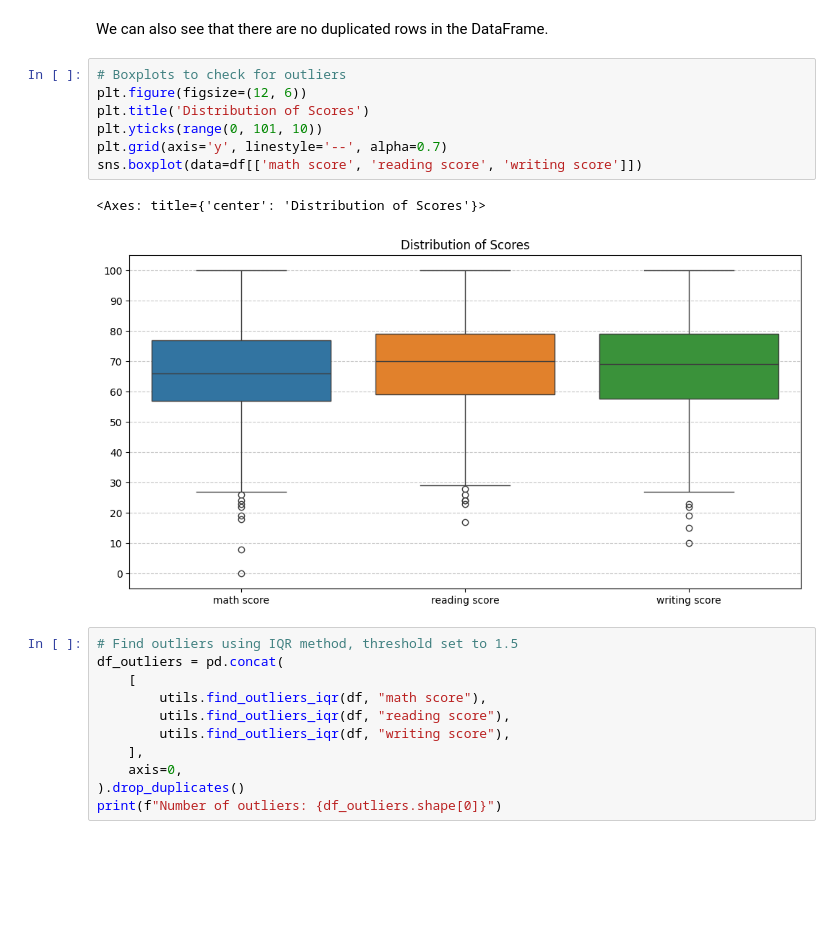
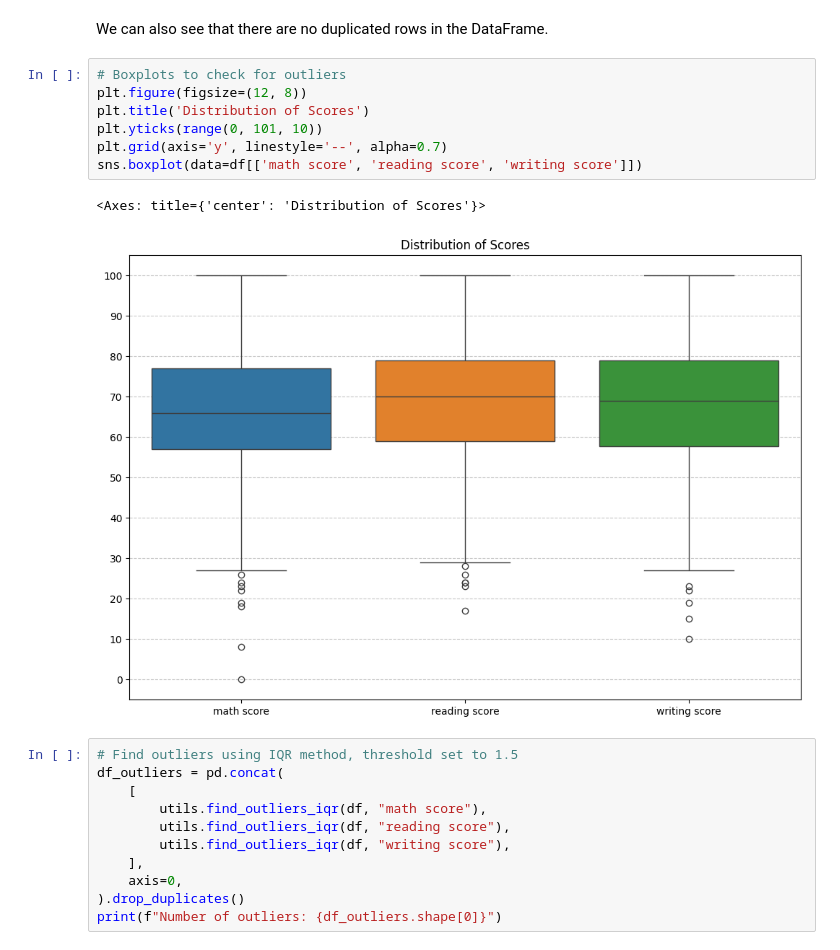
Before and after one commit to andreas-ols1/opti-ml-unibo, a Jupyter notebook: notebooks/test_scores.ipynb, the cells around one changed output. Cells and saved outputs as stored; diff of their text form; blank space fills up the shorter version.

Commit message:
Resized figures to (12,8)

```diff
--- a/notebooks/test_scores.ipynb
+++ b/notebooks/test_scores.ipynb
@@ -119,14 +119,14 @@ df.duplicated().sum()
 We can also see that there are no duplicated rows in the DataFrame.
 # %%
 # Boxplots to check for outliers
-plt.figure(figsize=(12, 6))
+plt.figure(figsize=(12, 8))
 plt.title('Distribution of Scores')
 plt.yticks(range(0, 101, 10))
 plt.grid(axis='y', linestyle='--', alpha=0.7)
 sns.boxplot(data=df[['math score', 'reading score', 'writing score']])
 # %% [output]
 <Axes: title={'center': 'Distribution of Scores'}>
-[figure, old version]
+[figure, new version]
 # %%
 # Find outliers using IQR method, threshold set to 1.5
 df_outliers = pd.concat(
```
Also changed, not shown: parts of 4 cells of this notebook.
